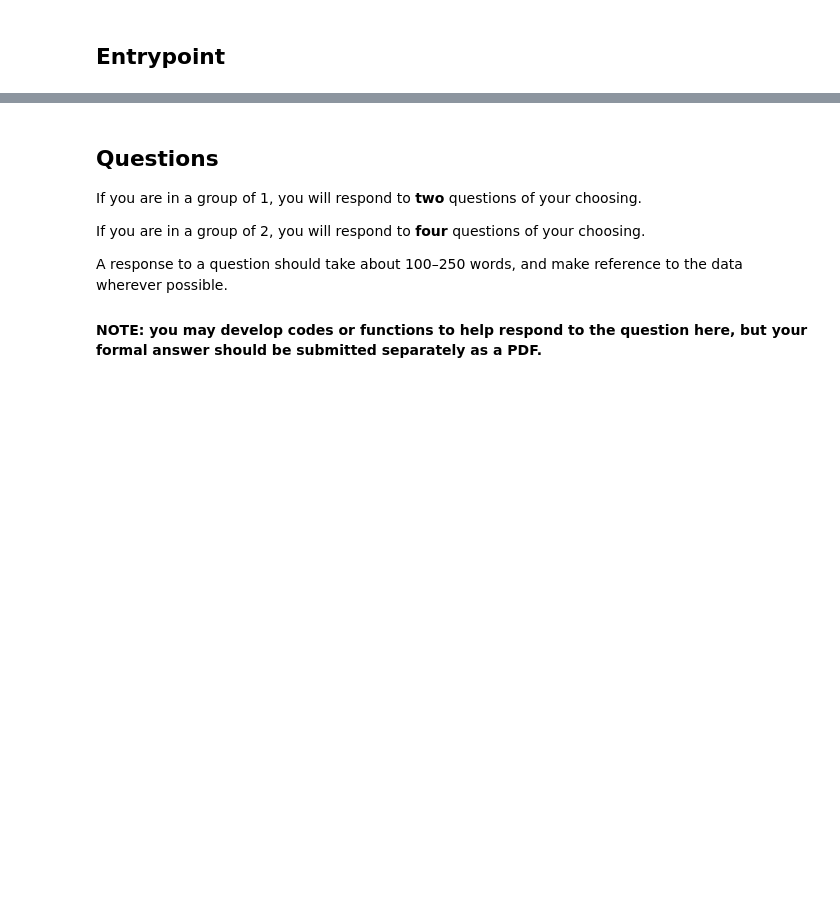
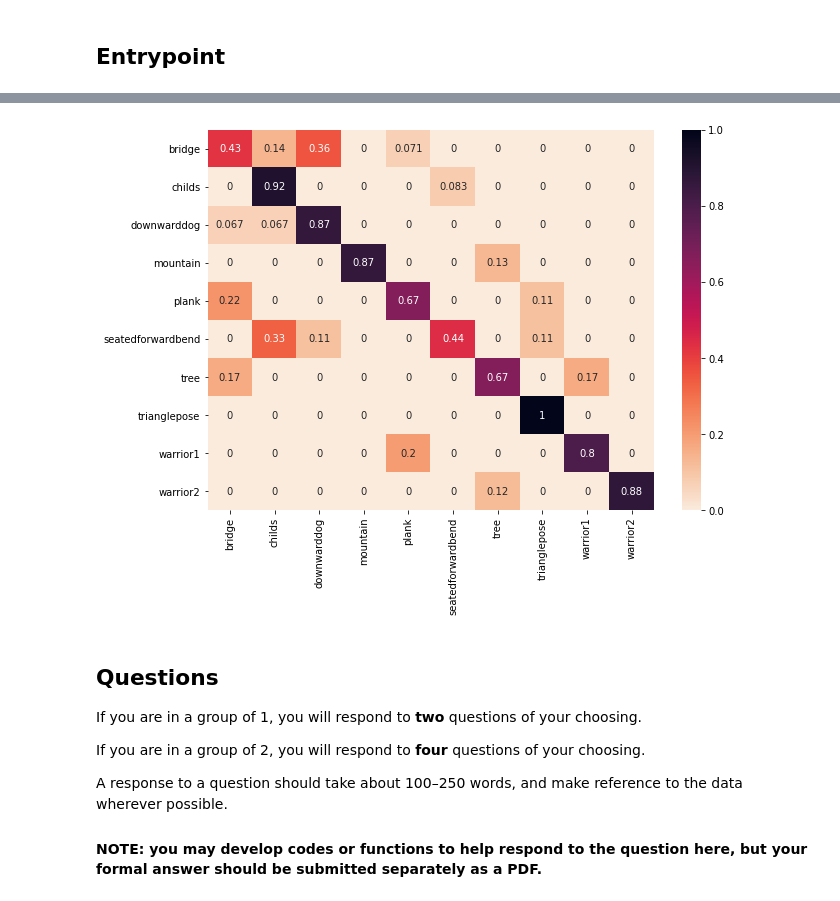
Before and after one commit to lucas-fern/COMP30027, a Jupyter notebook: assignments/project-1/assignment-1.ipynb, the cells around one changed output, grey strips where cells are left out. Saved outputs shown, nothing was run; the diff lists cells and outputs as text; code cells hidden in the pictures; blank space fills up the shorter version.

Commit message:
adding completed report with images and finalising model for submission.

```diff
--- a/assignments/project-1/assignment-1.ipynb
+++ b/assignments/project-1/assignment-1.ipynb
@@ -76,3 +75,0 @@ def visualise(data):
-# %%
-prior = [(1/11)] * 11
-prior
@@ -91,15 +107,26 @@ prior
 # %%
 def train(train_data):
-    # Using a uniform prior, seems reasonable that all poses are equally likely
-    prior = {k: 0.1 for k in poses}
+    """Returns a dictionary containing the prior distribution for each pose. Extracts the means and
+    standard deviations of each coordinate for each body part for each pose."""
 
-    # Since we setup a multiindex on the dataframes this works well and can be indexed as means['head']['x'] etc.
+    # Using a prior based on the observed probabilities in the training data. When my model was less
+    # refined I found that a uniform prior worked better, but that's no longer the case. If you want
+    # to try the uniform prior, use:
+    # prior = {k: 0.1 for k in poses}  # instead.
+    prior = {k: (i := list(train_data.index)).count(k) / len(i) for k in poses}
+
+
+    # Since we setup a multiindex on the dataframes this works well and can be indexed
+    # as means['head']['x'] etc.
     means = train_data.groupby(['pose']).mean()
     st_devs = train_data.groupby(['pose']).std()
 
     return prior, means, st_devs
 # %%
-def predict(test_data, prior, means, st_devs, epsilon=0.001):
+def predict(test_data, prior, means, st_devs, epsilon=1e-10):
+    """Takes the prior distributions, and parameters of the conditional distributions and predicts
+    the class of the test instances according to a Naive Bayes classification."""
+
     # Extract and remove the ground truth labels
     true_labels = list(test_data.index)
     unlabelled_test_data = test_data.reset_index(drop=True)
@@ -144,3 +213,11 @@ def evaluate(predictions, true_labels):
+# %%
+def confuse(predictions, true_labels):
+    """Generates a confusion matrix plot from lists of predictions and corresponding ground truth labels."""
+
+    cm_df = pd.DataFrame(confusion_matrix(true_labels, predictions, normalize='true'),
+                         index=poses, columns=poses)
+    plt.figure(figsize = (10,7))
+    plot = sns.heatmap(cm_df, annot=True, cmap='rocket_r')
 # %% [markdown]
 ## Entrypoint
 # %%
@@ -165,3 +259,8 @@ Accuracy: 0.670
+# %%
+# Generate a confusion matrix
+confuse(predictions, true_labels)
+# %% [output]
+[figure, added]
 # %% [markdown]
 ## Questions
 
```
Also changed, not shown: parts of 17 cells of this notebook, 23 other files.
